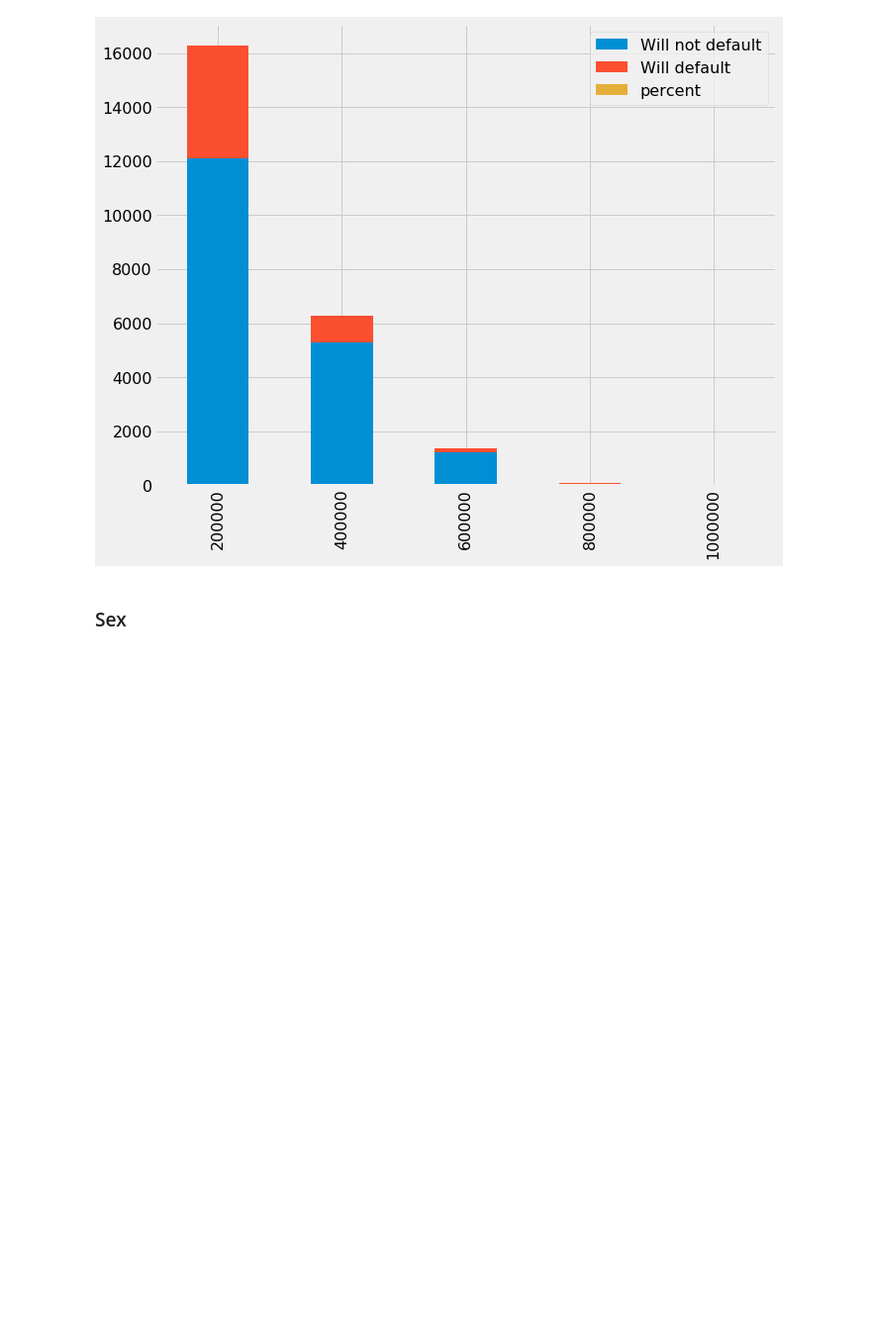
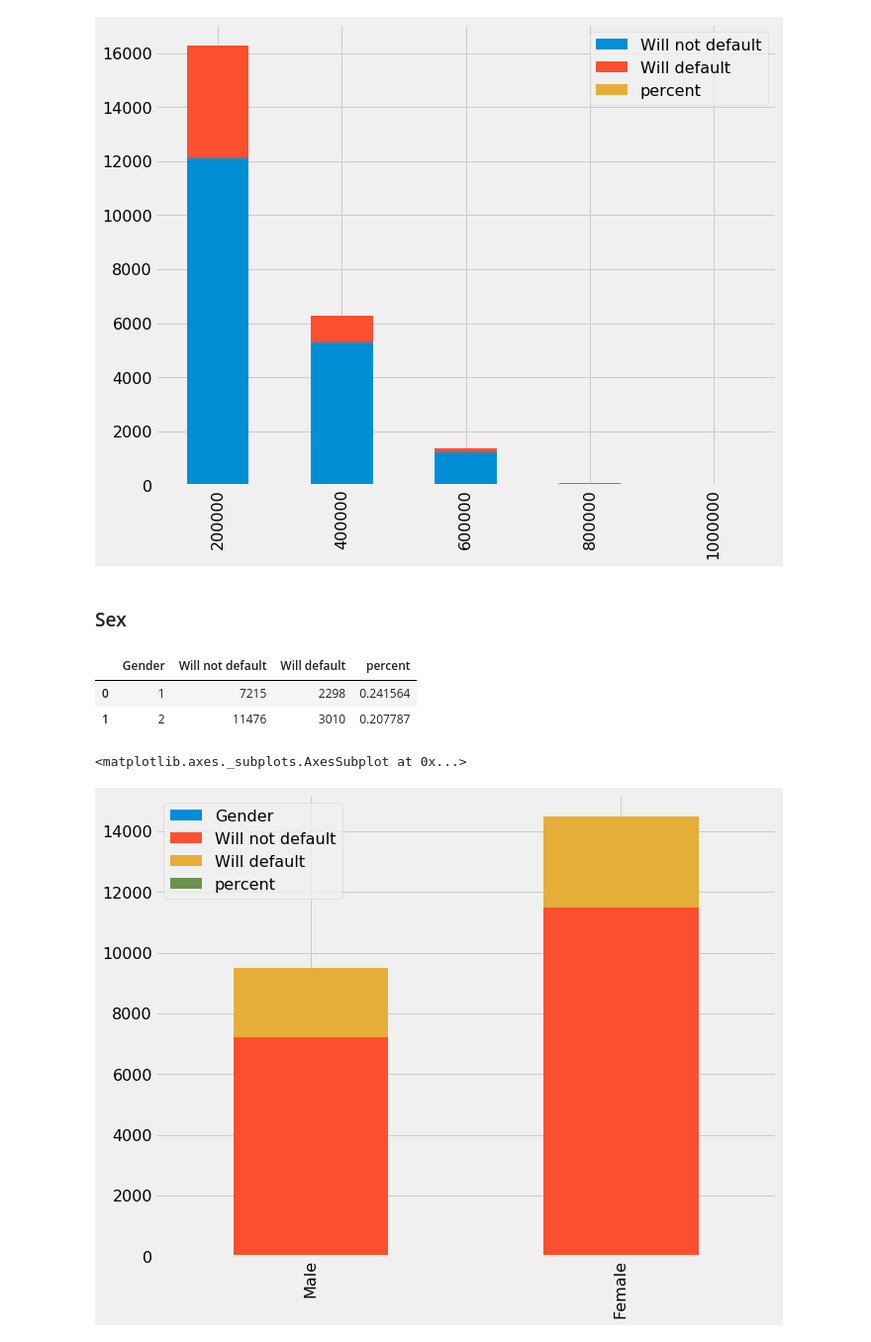
Before and after one commit to emilia329/CreditCard, a Jupyter notebook: EDA.ipynb, the cells around one changed output. Shown at 99% size. Saved outputs shown, nothing was run; the diff lists cells and outputs as text; code cells hidden in the pictures; blank space fills up the shorter version.

```diff
--- a/EDA.ipynb
+++ b/EDA.ipynb
@@ -244,3 +244,20 @@ limit_df.plot(kind='bar',stacked=True, figsize=(10,8))
 [figure]
 # %% [markdown]
 ### Sex
+# %%
+sex_df = df.groupby(['SEX', 'default payment next month']).size().unstack(1)
+sex_df.reset_index(inplace = True)
+sex_df.columns = ['Gender', 'Will not default', 'Will default']
+sex_df["percent"] = sex_df["Will default"] / (sex_df["Will not default"] + sex_df["Will default"])
+
+sex_df
+# %% [output]
+|  | Gender | Will not default | Will default | percent |
+| 0 | 1 | 7215 | 2298 | 0.241564 |
+| 1 | 2 | 11476 | 3010 | 0.207787 |
+# %%
+sex_df.index = ['Male', 'Female']
+sex_df.plot(kind='bar',stacked=True, figsize=(10,8))
+# %% [output]
+<matplotlib.axes._subplots.AxesSubplot at 0x...>
+[figure, added]
```
